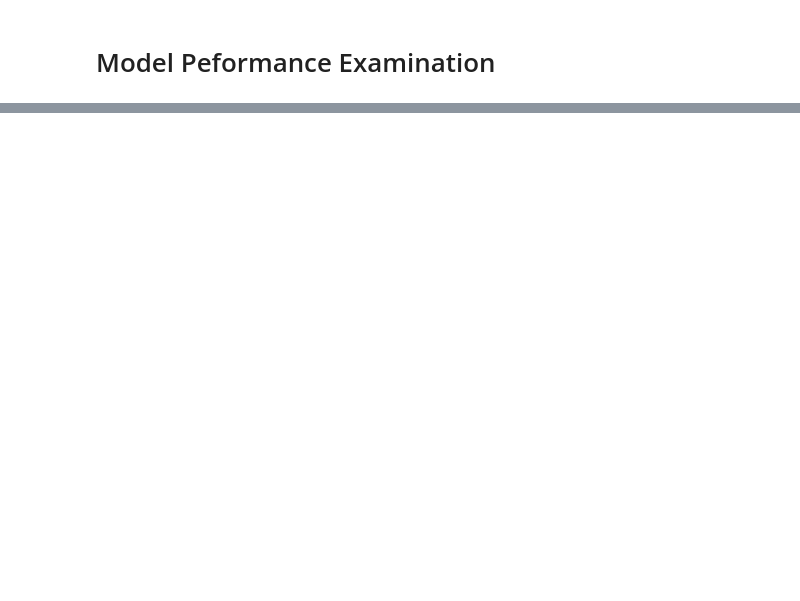
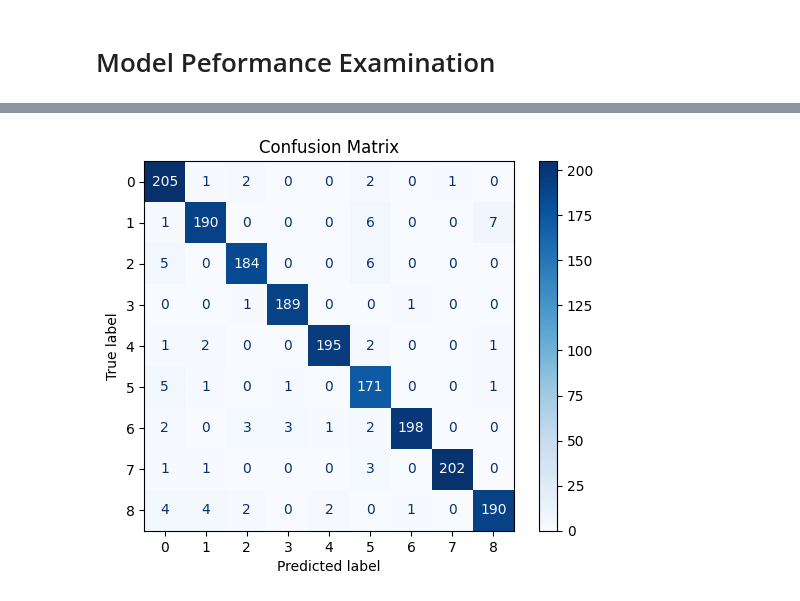
Before and after one commit to rai-shi/Fish-Images-Classification-with-ANN, a Jupyter notebook: fish-images-classification-with-ann.ipynb, the cells around one changed output, grey strips where cells are left out. Drawn from its saved outputs; the diff is of its cells as text; code cells hidden in the pictures; blank space fills up the shorter version.

Commit message:
Kaggle Notebook | Fish-Images-Classification-With-ANN | Version 6 (Confusion Matrix is added)

```diff
--- a/fish-images-classification-with-ann.ipynb
+++ b/fish-images-classification-with-ann.ipynb
@@ -340,2 +340,17 @@ Epoch 20/20
 # %% [markdown]
 # Model Peformance Examination
+# %%
+from sklearn.metrics import confusion_matrix, ConfusionMatrixDisplay
+import matplotlib.pyplot as plt
+
+y_pred = model.predict(x_test)
+
+y_pred_classes = np.argmax(y_pred, axis=1)
+y_test_classes = np.argmax(y_test, axis=1)
+
+cm = confusion_matrix(y_test_classes, y_pred_classes)
+disp = ConfusionMatrixDisplay(confusion_matrix=cm, display_labels=range(9))  # 9 sınıf varsa
+disp.plot(cmap=plt.cm.Blues)
+plt.title("Confusion Matrix")
+plt.show()
+# %% [output]
@@ -342,3 +358,4 @@ Epoch 20/20
+[figure, added]
 # %%
 plt.plot(history.history['accuracy'], label='accuracy')
 plt.plot(history.history['val_accuracy'], label = 'val_accuracy')
```
Also changed, not shown: parts of 7 cells of this notebook.
